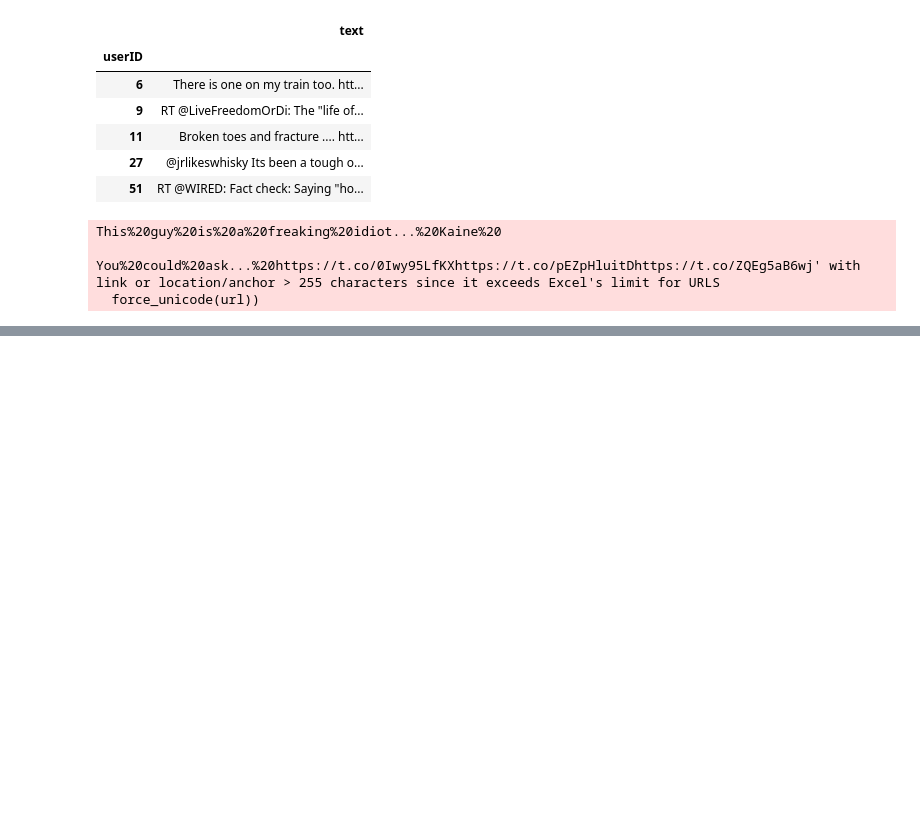
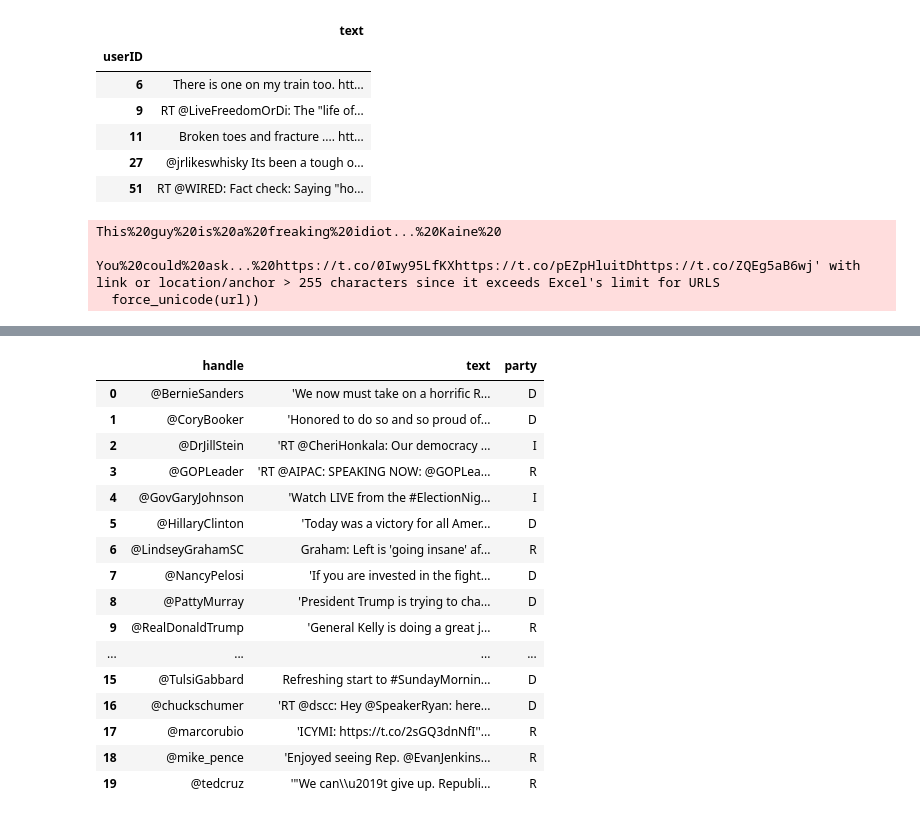
Before and after one commit to carriegardner428/2016-Election-Project, a Jupyter notebook: Preprocess.ipynb, the cells around one changed output, grey strips where cells are left out. Saved outputs shown, nothing was run; the diff lists cells and outputs as text; code cells hidden in the pictures; blank space fills up the shorter version.

```diff
--- a/Preprocess.ipynb
+++ b/Preprocess.ipynb
@@ -394,0 +437,21 @@ You%20could%20ask...%20https://t.co/0Iwy95LfKXhttps://t.co/pEZpHluitDhttps://t.c
+# %%
+df = pd.read_csv("tweets_by_politicians_excel.csv")
+df
+# %% [output]
+|  | handle | text | party |
+| 0 | @BernieSanders | 'We now must take on a horrific R... | D |
+| 1 | @CoryBooker | 'Honored to do so and so proud of... | D |
+| 2 | @DrJillStein | 'RT @CheriHonkala: Our democracy ... | I |
+| 3 | @GOPLeader | 'RT @AIPAC: SPEAKING NOW: @GOPLea... | R |
+| 4 | @GovGaryJohnson | 'Watch LIVE from the #ElectionNig... | I |
+| 5 | @HillaryClinton | 'Today was a victory for all Amer... | D |
+| 6 | @LindseyGrahamSC | Graham: Left is 'going insane' af... | R |
+| 7 | @NancyPelosi | 'If you are invested in the fight... | D |
+| 8 | @PattyMurray | 'President Trump is trying to cha... | D |
+| 9 | @RealDonaldTrump | 'General Kelly is doing a great j... | R |
+| ... | ... | ... | ... |
+| 15 | @TulsiGabbard | Refreshing start to #SundayMornin... | D |
+| 16 | @chuckschumer | 'RT @dscc: Hey @SpeakerRyan: here... | D |
+| 17 | @marcorubio | 'ICYMI: https://t.co/2sGQ3dnNfI''... | R |
+| 18 | @mike_pence | 'Enjoyed seeing Rep. @EvanJenkins... | R |
+| 19 | @tedcruz | '"We can\\u2019t give up. Republi... | R |
```
Also changed, not shown: parts of 6 cells of this notebook, 5 other files.
